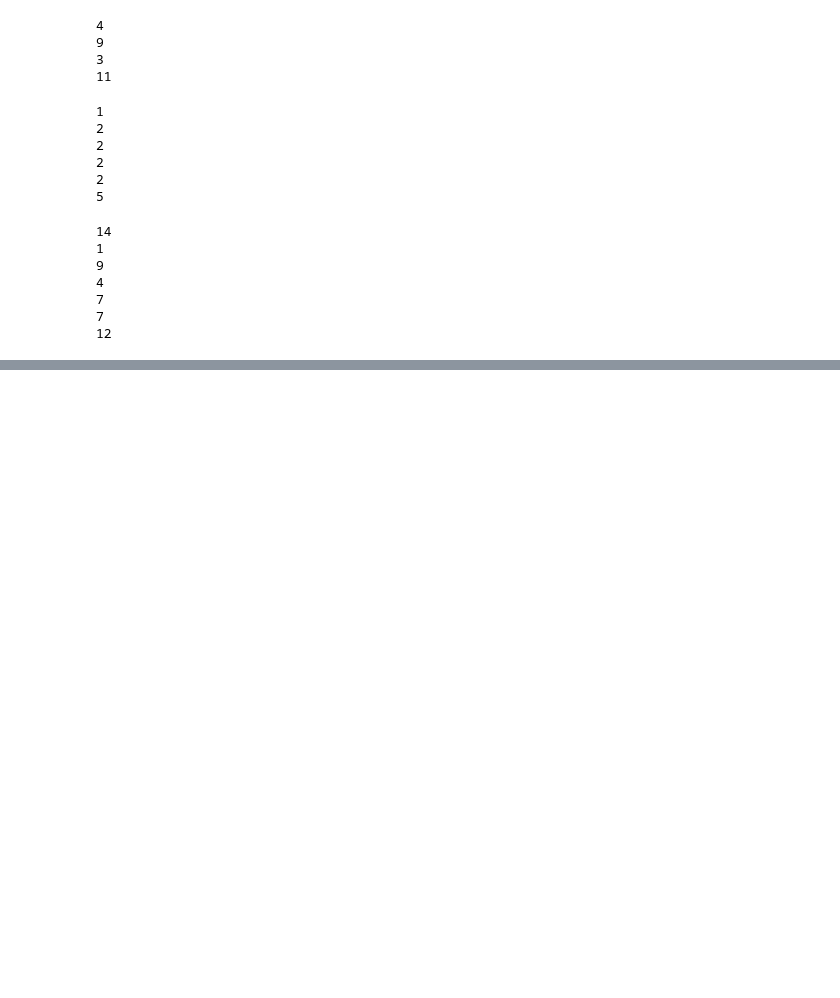
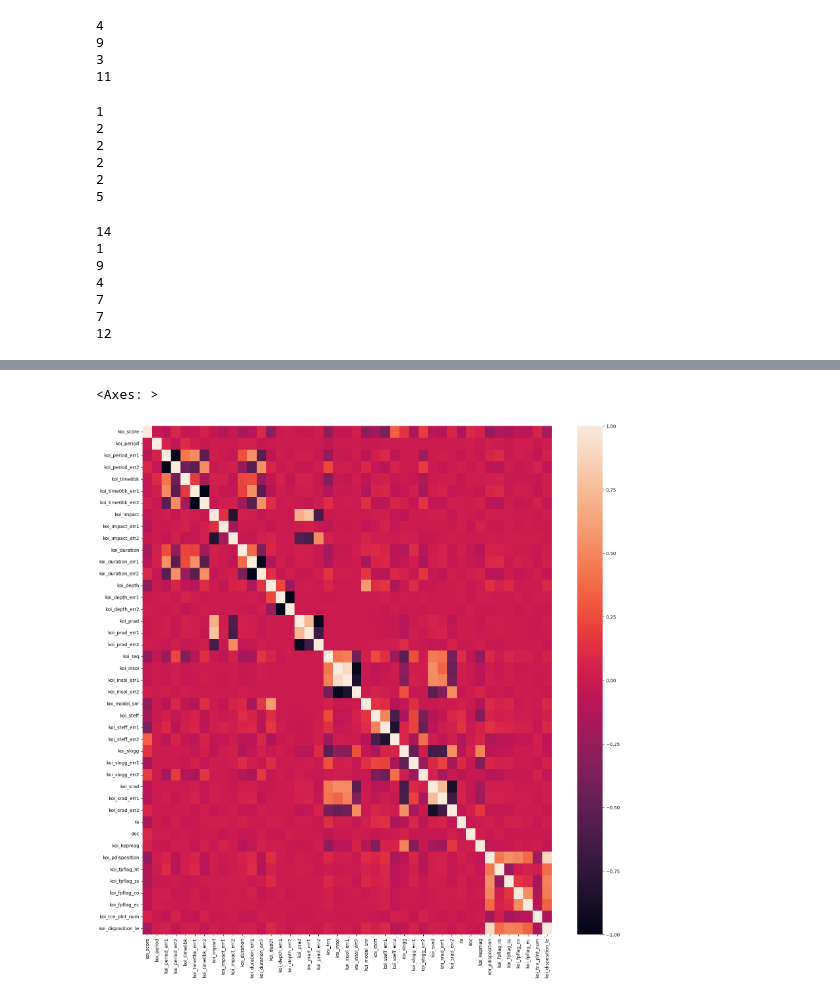
Before and after one commit to SketchyCarrot/Kepler_Exoplanet_Search_Results, a Jupyter notebook: main.ipynb, the cells around one changed output, grey strips where cells are left out. Saved outputs shown, nothing was run; the diff lists cells and outputs as text; code cells hidden in the pictures; blank space fills up the shorter version.

```diff
--- a/main.ipynb
+++ b/main.ipynb
@@ -336,0 +424,14 @@ df2
+# %%
+scaler = MinMaxScaler()
+df2_scaled = scaler.fit_transform(df2.drop(categorical_data, axis=1))
+df2_scaled = pd.DataFrame(df2_scaled, columns=['koi_score', 'koi_period', 'koi_period_err1', 'koi_period_err2',
+       'koi_time0bk', 'koi_time0bk_err1', 'koi_time0bk_err2', 'koi_impact',
+       'koi_impact_err1', 'koi_impact_err2', 'koi_duration',
+       'koi_duration_err1', 'koi_duration_err2', 'koi_depth', 'koi_depth_err1',
+       'koi_depth_err2', 'koi_prad', 'koi_prad_err1', 'koi_prad_err2',
+       'koi_teq', 'koi_insol', 'koi_insol_err1', 'koi_insol_err2',
+       'koi_model_snr', 'koi_steff', 'koi_steff_err1', 'koi_steff_err2',
+       'koi_slogg', 'koi_slogg_err1', 'koi_slogg_err2', 'koi_srad',
+       'koi_srad_err1', 'koi_srad_err2', 'ra', 'dec', 'koi_kepmag'])
+# %%
+df2_scaled[categorical_data] = df2[categorical_data]
@@ -336,0 +454,4 @@ df2
+# %%
+le = LabelEncoder()
+df_corr = df2_scaled
+# df_corr.koi_disposition = pd.DataFrame(encoder.fit_transform(df_corr.koi_disposition))
@@ -336,0 +490,2 @@ df2
+# %%
+df_corr["koi_disposition_le"] = pd.DataFrame(le.fit_transform(df_corr.koi_disposition))
@@ -336,0 +524,6 @@ df2
+# %%
+plt.figure(figsize=(20, 20))
+sns.heatmap(df_corr.drop("koi_disposition", axis=1).corr())
+# %% [output]
+<Axes: >
+[figure, added]
```
Also changed, not shown: parts of 38 cells of this notebook.
